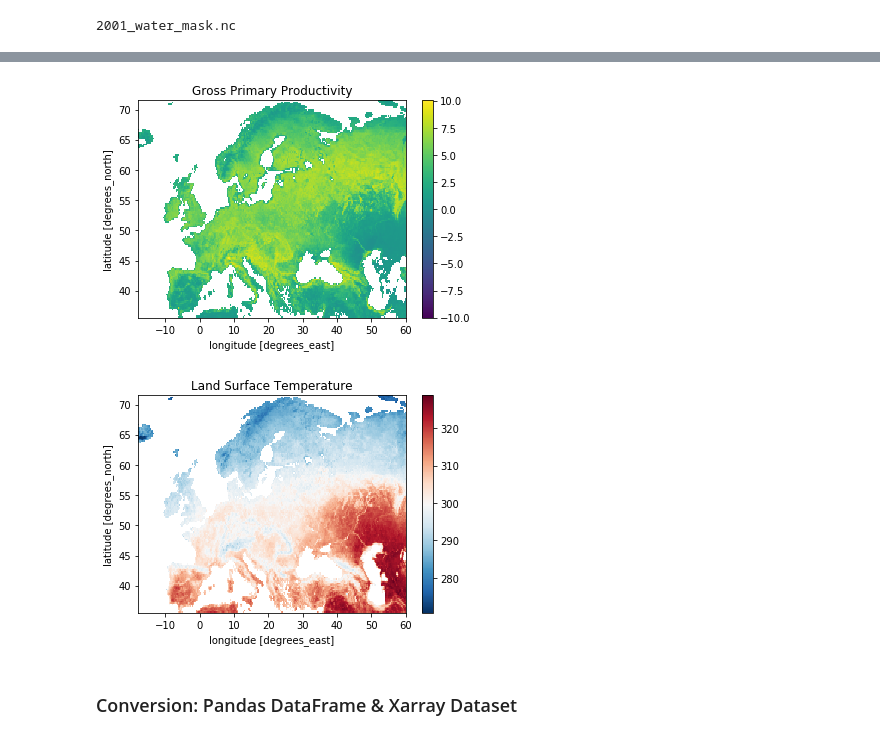
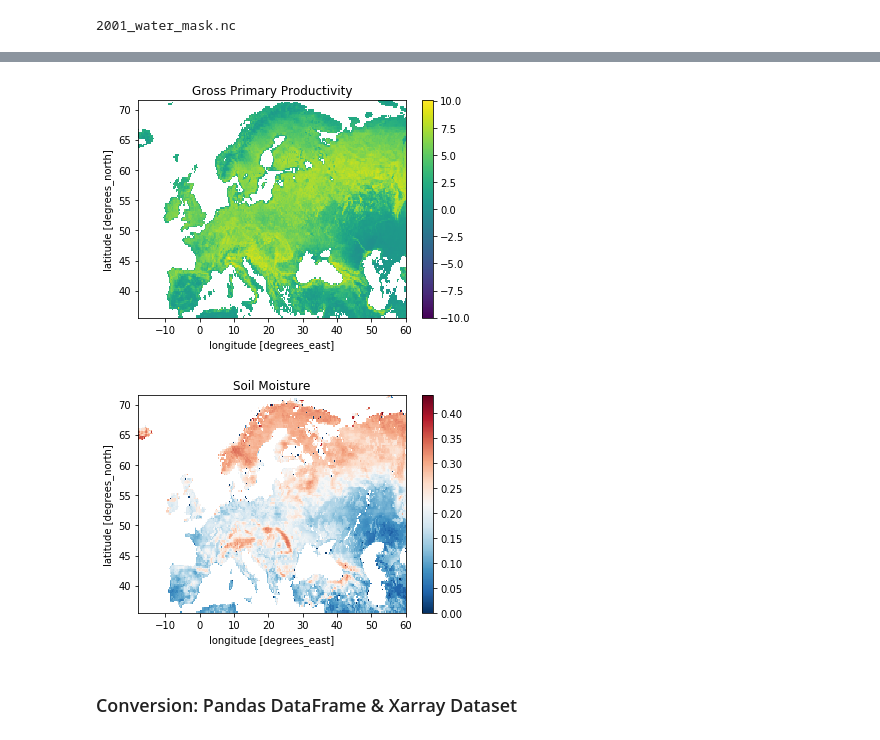
Before and after one commit to IPL-UV/sakame, a Jupyter notebook: notebooks/app_dependence_1_esdc_extraction.ipynb, the cells around one changed output, grey strips where cells are left out. Drawn from its saved outputs; the diff is of its cells as text; code cells hidden in the pictures.

```diff
--- a/notebooks/app_dependence_1_esdc_extraction.ipynb
+++ b/notebooks/app_dependence_1_esdc_extraction.ipynb
@@ -57,6 +57,9 @@ variables = [
     'gross_primary_productivity',
     'land_surface_temperature',
     'air_temperature_2m',
+    'transpiration',
+    'evaporation',
+    'soil_moisture'
 ]
 
 start_time = '2010'
@@ -120,24 +138,24 @@ subset = data.sel(time=slice('2010-06', '2010-08'))
 
 # Take GPP and land surface temperature
 gpp_data = subset.gross_primary_productivity.where(subset.mask==1)
-lst_data = subset.land_surface_temperature.where(subset.mask==1)
+sm_data = subset.soil_moisture.where(subset.mask==1)
 
 n_time, n_lat, n_lon = gpp_data.shape
 # %%
 fig, ax = plt.subplots()
 
 gpp_data.mean(dim='time', skipna=True).plot.imshow(ax=ax, cmap='viridis', robust=False)
 ax.set_title('Gross Primary Productivity')
 plt.show()
 
 fig, ax = plt.subplots()
 
-lst_data.mean(dim='time', skipna=True).plot.imshow(ax=ax, cmap='RdBu_r', robust=False)
-ax.set_title('Land Surface Temperature')
+sm_data.mean(dim='time', skipna=True).plot.imshow(ax=ax, cmap='RdBu_r', robust=False)
+ax.set_title('Soil Moisture')
 plt.show()
 # %% [output]
 [figure]
-[figure, old version]
+[figure, new version]
 # %% [markdown]
 ### Conversion: Pandas DataFrame & Xarray Dataset
 # %%
```
Also changed, not shown: parts of 25 cells of this notebook.
